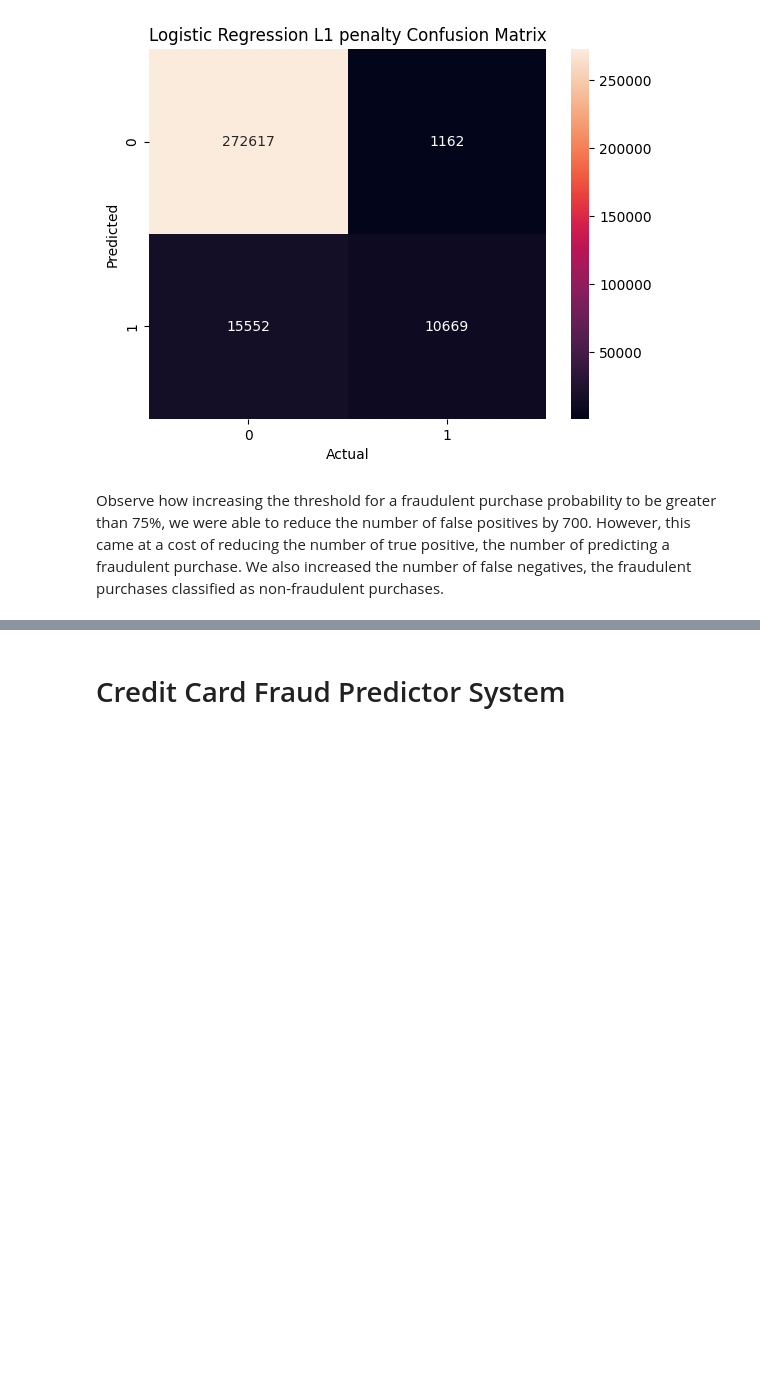
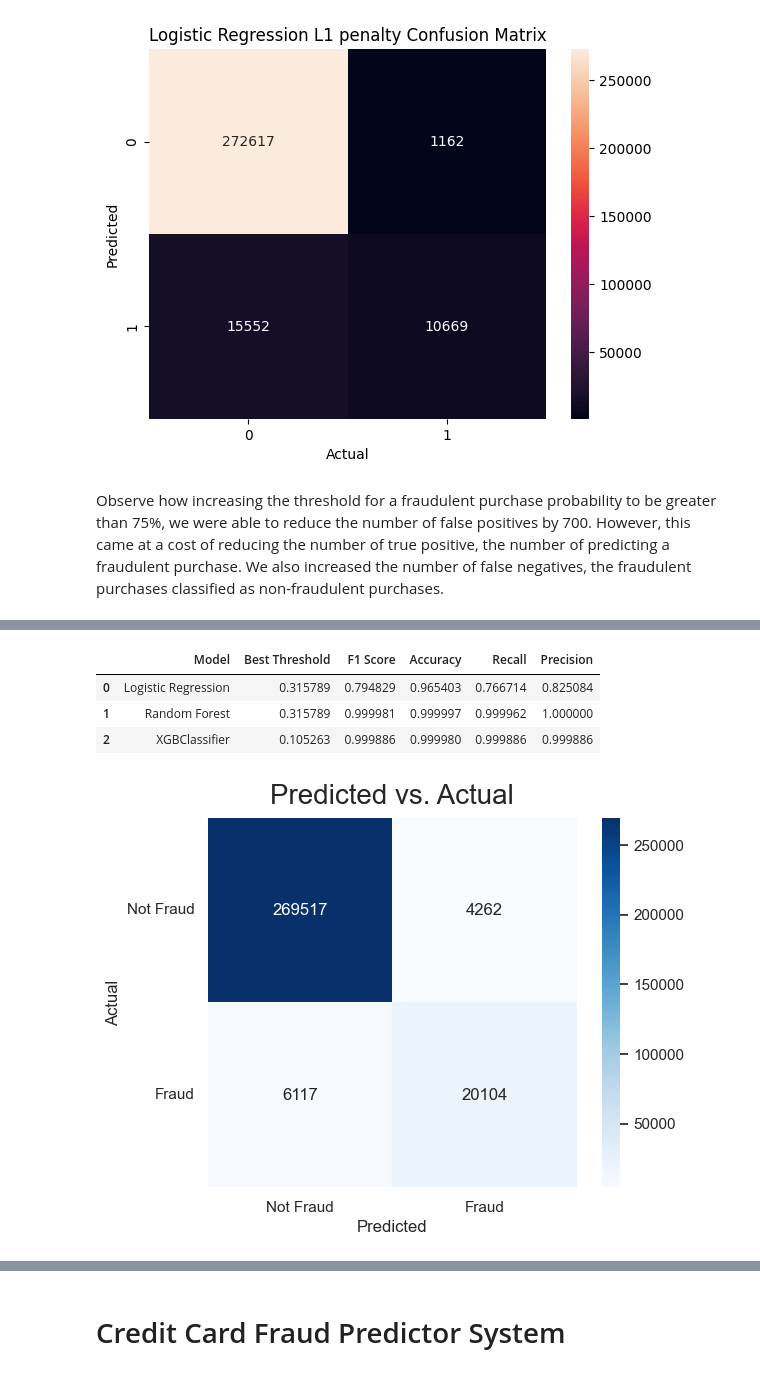
Before and after one commit to luisosorio3214/Machine-Learning-Projects-Python-, a Jupyter notebook: Credit Card Fraud Detection Project/Credit Card Fraud.ipynb, the cells around one changed output, grey strips where cells are left out. Drawn from its saved outputs; the diff is of its cells as text; code cells hidden in the pictures; blank space fills up the shorter version.

```diff
--- a/Credit Card Fraud Detection Project/Credit Card Fraud.ipynb
+++ b/Credit Card Fraud Detection Project/Credit Card Fraud.ipynb
@@ -481,0 +516,19 @@ Observe how increasing the threshold for a fraudulent purchase probability to be
+# %%
+# Create an empty list to store the results
+chart = list()
+
+# Iterate over the models and find the best threshold for each one
+for item, name in zip(models, model_names):
+    best_thresh, high_f1, high_acc, high_rec, high_pre = find_best_threshold(item, 20)
+    # Append the results to the chart list
+    chart.append([name, best_thresh, high_f1, high_acc, high_rec, high_pre])
+
+# Create a pandas dataframe from the chart list and display it
+chart = pd.DataFrame(chart, columns=['Model', 'Best Threshold', 'F1 Score', 'Accuracy', 'Recall', 'Precision'])
+chart.to_csv('model_evaluation_scores.csv')
+chart
+# %% [output]
+|  | Model | Best Threshold | F1 Score | Accuracy | Recall | Precision |
+| 0 | Logistic Regression | 0.315789 | 0.794829 | 0.965403 | 0.766714 | 0.825084 |
+| 1 | Random Forest | 0.315789 | 0.999981 | 0.999997 | 0.999962 | 1.000000 |
+| 2 | XGBClassifier | 0.105263 | 0.999886 | 0.999980 | 0.999886 | 0.999886 |
@@ -481,0 +579,5 @@ Observe how increasing the threshold for a fraudulent purchase probability to be
+# %%
+# Logistic regression confusion matrix with best threshold
+make_confusion_matrix_val(log_l1, threshold=0.315789)
+# %% [output]
+[figure, added]
```
Also changed, not shown: parts of 22 cells of this notebook, 1 other file.
